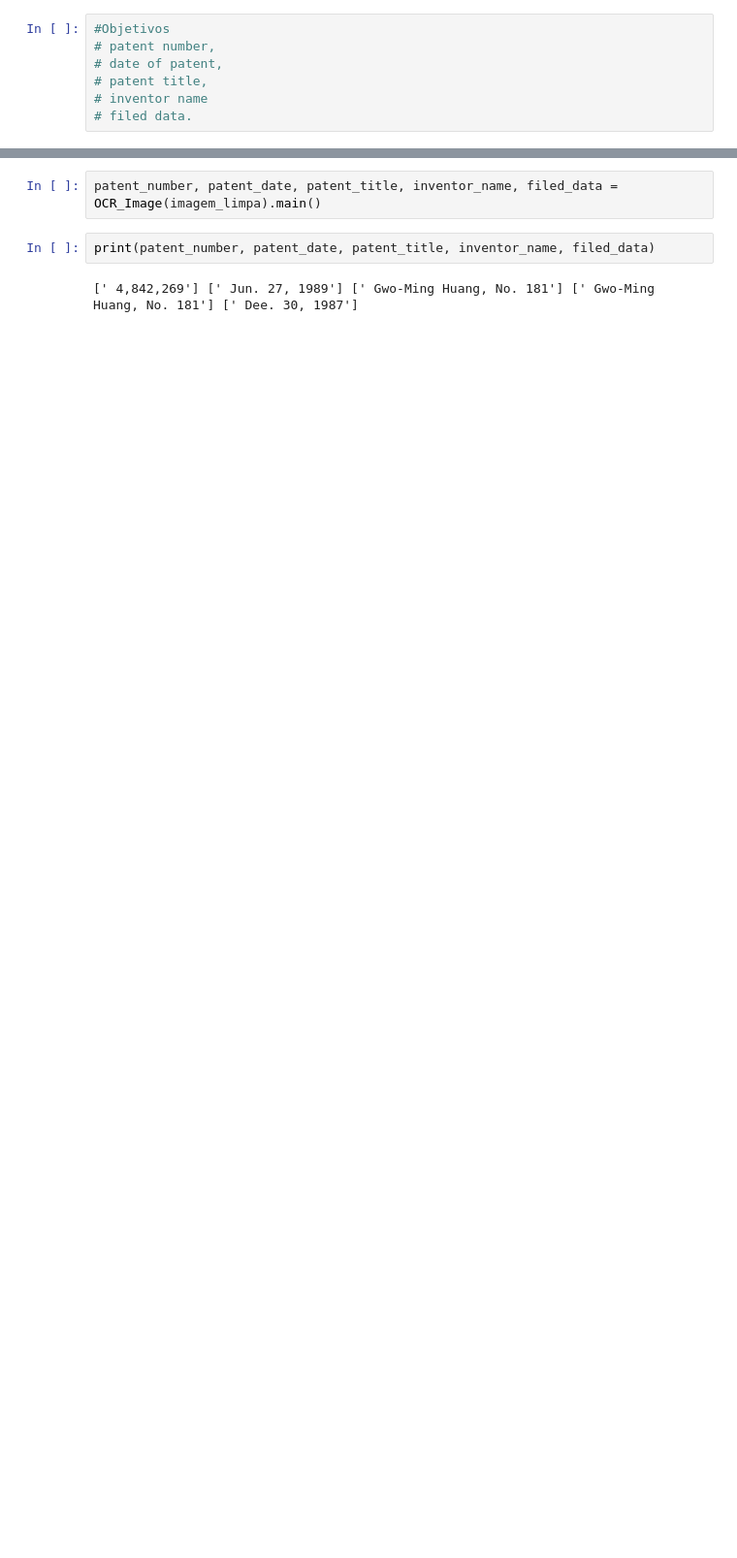
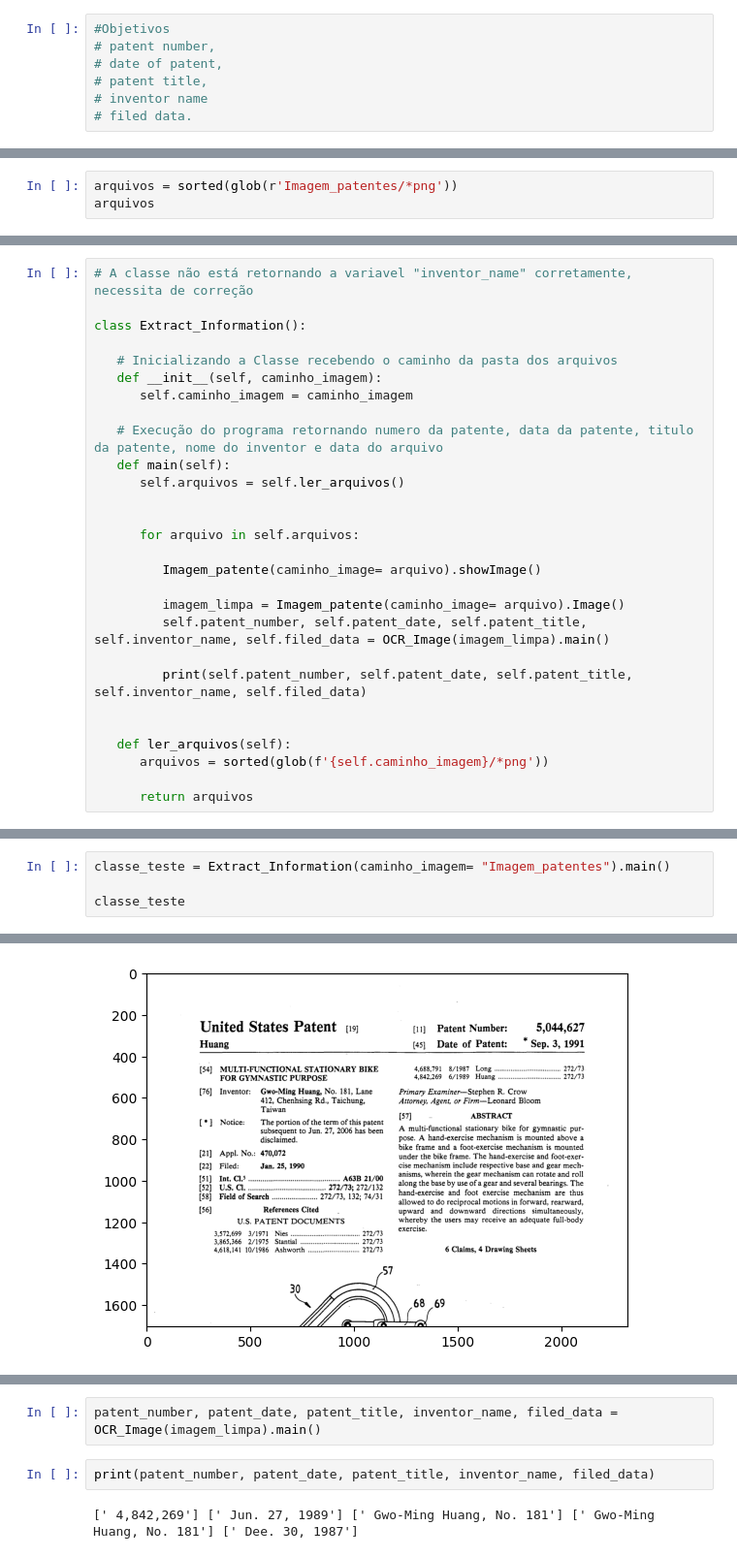
Before and after one commit to FilipeData/BRAIN_FACENS, a Jupyter notebook: tesseract_teste.ipynb, the cells around one changed output, grey strips where cells are left out. Shown at 97% size. Cells and saved outputs as stored; diff of their text form; blank space fills up the shorter version.

```diff
--- a/tesseract_teste.ipynb
+++ b/tesseract_teste.ipynb
@@ -12,0 +20,3 @@ import re
+# %%
+arquivos = sorted(glob(r'Imagem_patentes/*png'))
+arquivos
@@ -13 +34,29 @@ import re
+# %%
+# A classe não está retornando a variavel "inventor_name" corretamente, necessita de correção
+
+class Extract_Information():
+
+   # Inicializando a Classe recebendo o caminho da pasta dos arquivos
+   def __init__(self, caminho_imagem):
+      self.caminho_imagem = caminho_imagem
+
+   # Execução do programa retornando numero da patente, data da patente, titulo da patente, nome do inventor e data do arquivo
+   def main(self):
+      self.arquivos = self.ler_arquivos()
+
+
+      for arquivo in self.arquivos:
+
+         Imagem_patente(caminho_image= arquivo).showImage()
+
+         imagem_limpa = Imagem_patente(caminho_image= arquivo).Image()
+         self.patent_number, self.patent_date, self.patent_title, self.inventor_name, self.filed_data = OCR_Image(imagem_limpa).main()
+
+         print(self.patent_number, self.patent_date, self.patent_title, self.inventor_name, self.filed_data)
+
+
+   def ler_arquivos(self):
+      arquivos = sorted(glob(f'{self.caminho_imagem}/*png'))
+
+      return arquivos
 # %%
@@ -57,0 +156,5 @@ class Image_patente():
+# %%
+classe_teste = Extract_Information(caminho_imagem= "Imagem_patentes").main()
+
+classe_teste
+# %% [output]
@@ -57,0 +163 @@ class Image_patente():
+[figure, added]
```
Also changed, not shown: parts of 11 cells of this notebook.
